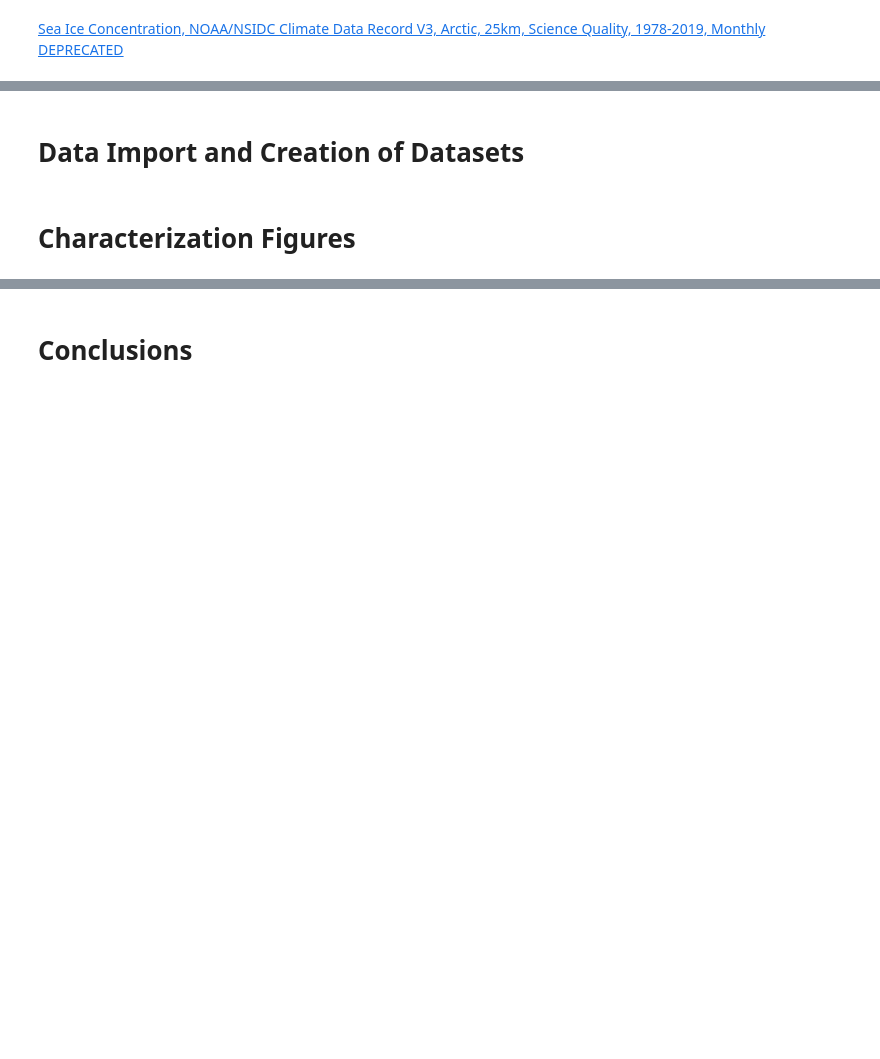
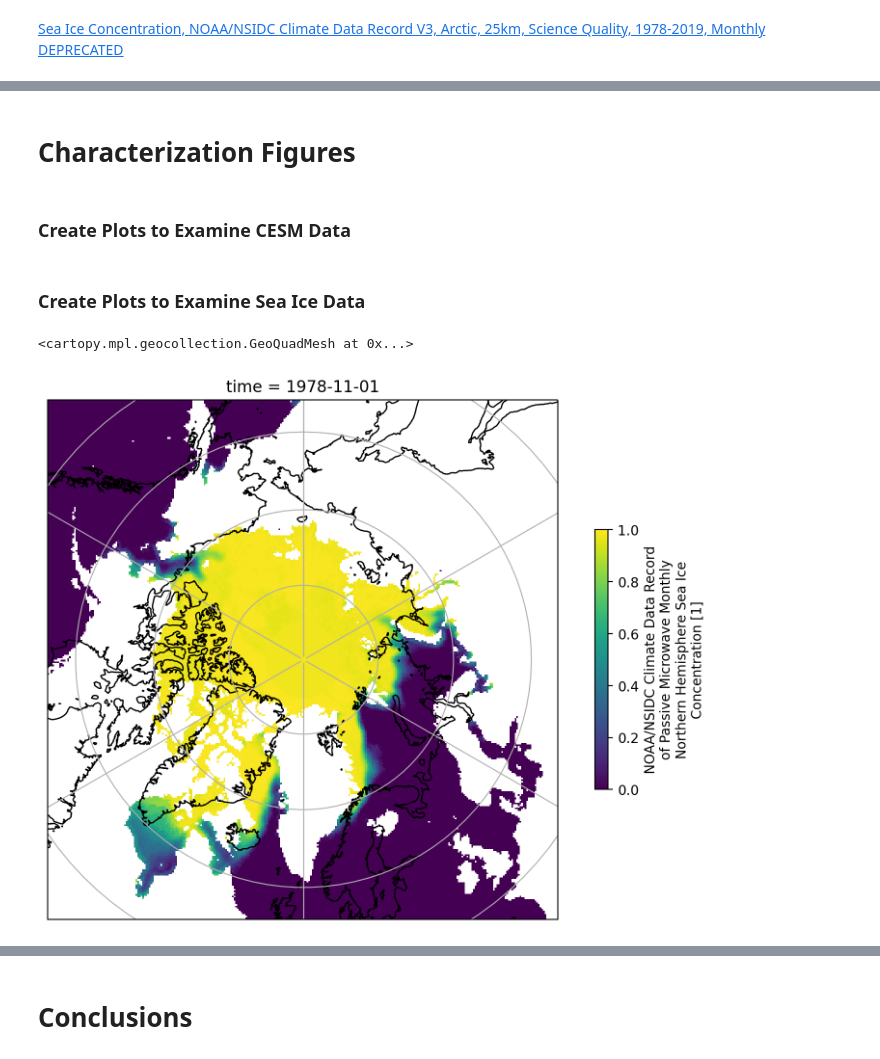
Before and after one commit to juliasimpson97/rces-final-project, a Jupyter notebook: final_project.ipynb, the cells around one changed output, grey strips where cells are left out. Drawn from its saved outputs; the diff is of its cells as text; code cells hidden in the pictures; blank space fills up the shorter version.

Commit message:
data imported and cleaned up

```diff
--- a/final_project.ipynb
+++ b/final_project.ipynb
@@ -135,6 +114,7 @@ e.dataset_id = 'nsidcCDRice_nh_grid' # https://polarwatch.noaa.gov/erddap/gridda
 # %%
+e.dataset_id = 'nsidcCDRice_nh_grid' # https://polarwatch.noaa.gov/erddap/griddap/nsidcCDRice_nh_grid.html
 e.griddap_initialize()
-
-import json
 print(f'variables in this dataset:\n\n{e.variables}')
 print(f'\nconstraints for this dataset:\n\n{json.dumps(e.constraints, indent=1)}')
+ds_latlon = e.to_xarray()
+ds_latlon.load()
@@ -144,2 +152,0 @@ ds_ll.load()
-# %%
-e.dataset_id='nsidcG02202v4nh1day' # https://polarwatch.noaa.gov/erddap/griddap/nsidcG02202v4nh1day.html
@@ -157,2 +199,3 @@ ds
 # %%
-ds_ice = xr.merge([ds, ds_ll])
+ds_ice = xr.merge([ds, ds_latlon])
+ds_ice
@@ -161,2 +224,3 @@ ds_ice
 # %%
-ds_ice.set_coords(['latitude', 'longitude'])
+ds_ice = ds_ice.set_coords(['latitude', 'longitude'])
+ds_ice
@@ -226,4 +245,20 @@ ice_monthly.where(ice_monthly<0.5).plot(marker='.');
-# %% [markdown]
-# Data Import and Creation of Datasets
 # %% [markdown]
 # Characterization Figures
+# %% [markdown]
+### Create Plots to Examine CESM Data
+# %% [markdown]
+### Create Plots to Examine Sea Ice Data
+# %%
+fig = plt.figure(figsize=(10,7))
+proj_ant = ccrs.NorthPolarStereo()
+ax = plt.axes(projection=proj_ant)
+ax.set_extent([-180, 180, 100, 56], crs=ccrs.PlateCarree())
+ax.coastlines()
+ax.gridlines()
+
+ice_conc = ds_ice.cdr_seaice_conc_monthly[0]
+ice_conc = ice_conc.where(ice_conc<=1)
+ice_conc.plot(vmin=0, vmax=1, cbar_kwargs={'shrink': 0.5})
+# %% [output]
+<cartopy.mpl.geocollection.GeoQuadMesh at 0x...>
+[figure, added]
```
Also changed, not shown: parts of 67 cells of this notebook.
